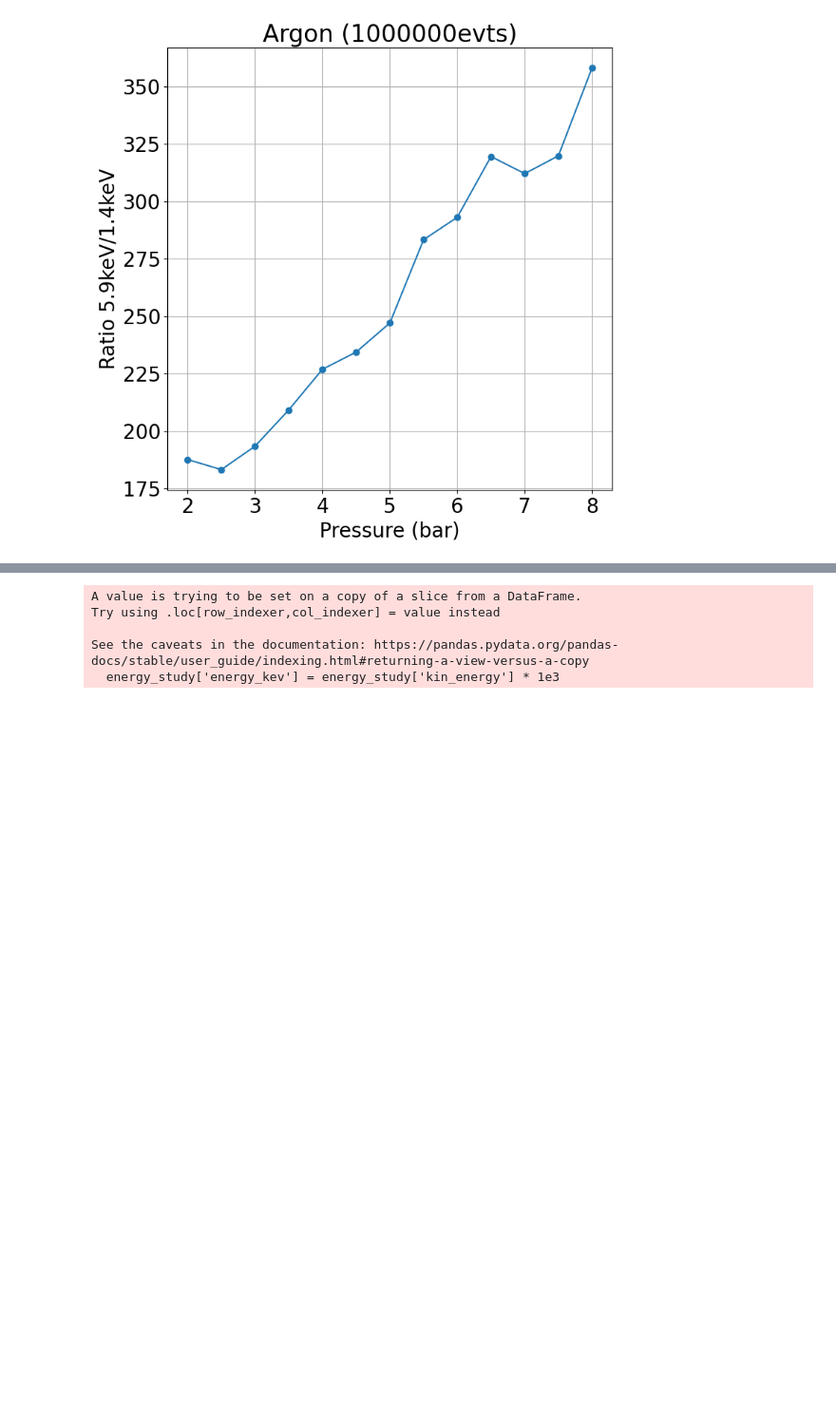
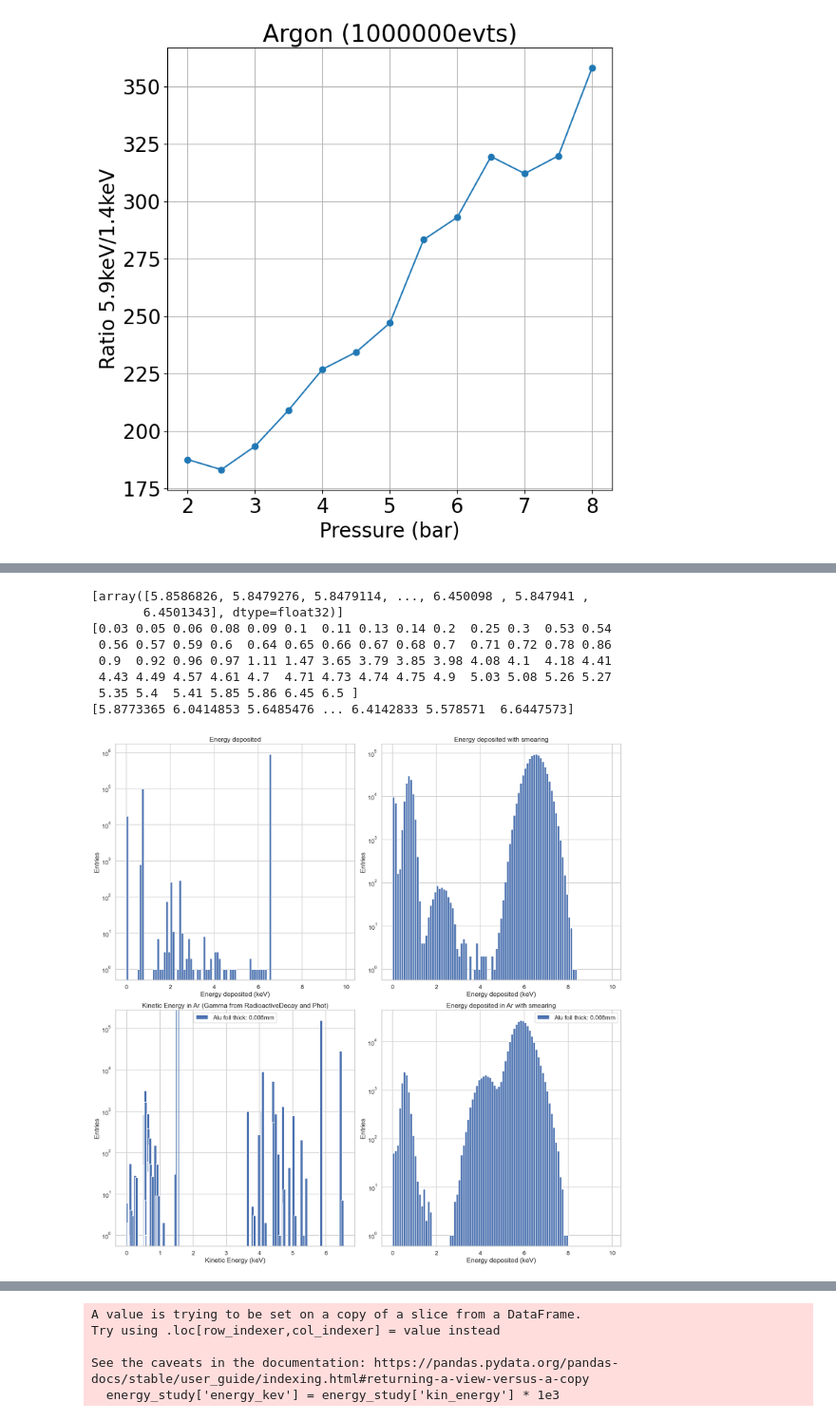
Before and after one commit to ludophys/PhD_Thesis2, a Jupyter notebook: GanEss/analyse/Geant4_GaP_analysis_(current).ipynb, the cells around one changed output, grey strips where cells are left out. Shown at 95% size. Saved outputs shown, nothing was run; the diff lists cells and outputs as text; code cells hidden in the pictures; blank space fills up the shorter version.

Commit message:
New plots (smearing, distribution of processes and volume per energy peaks, plot overlap between real data and MC data for Ar and Xe, ...)

```diff
--- a/GanEss/analyse/Geant4_GaP_analysis_(current).ipynb
+++ b/GanEss/analyse/Geant4_GaP_analysis_(current).ipynb
@@ -501,0 +304,67 @@ Index: []
+# %%
+size_plot = 10
+row = 2*len(run_nb)
+col = 2
+fig, axes = plt.subplots(row, col, figsize=(size_plot * col ,size_plot * row), constrained_layout=True)
+axes = axes.flatten()
+
+#legend = ['Xe', 'Ar']
+legend = ['0.008', '0.015', '0.020', '0.025', '0.5', '1']
+for i in range(len(run_nb)):
+    bins = np.arange(0, 10, 0.1)
+
+    #plots of edep before and after smearing
+
+    axes[i*4].hist(edep_plot[i], bins = bins, density=False)
+
+    axes[i*4].set_xlabel('Energy deposited (keV)')
+    axes[i*4].set_ylabel('Entries')
+    axes[i*4].set_yscale('log')
+    axes[i*4].set_title('Energy deposited')
+
+    axes[i*4 + 1].hist(edep_sm_plot[i], bins = bins, density=False)
+
+    axes[i*4 + 1].set_xlabel('Energy deposited (keV)')
+    axes[i*4 + 1].set_ylabel('Entries')
+    axes[i*4 + 1].set_yscale('log')
+    axes[i*4 + 1].set_title('Energy deposited with smearing')
+
+    #plots of kin energy before and after smearing
+    print(kin_ene_plot)
+    kin_ene_plot_rounded = np.round(kin_ene_plot[i], 2)
+
+    values, counts = np.unique(kin_ene_plot_rounded, return_counts=True)
+
+
+    axes[i*4 + 2].bar(values, counts, width=0.08, label='Alu foil thick: ' + legend[i]+'mm')
+    #axes[i*4 + 2].bar(values, counts, width=0.08, alpha=1)
+    print(values)
+
+    axes[i*4 + 2].set_xlabel('Kinetic Energy (keV)')
+    axes[i*4 + 2].set_ylabel('Entries')
+    axes[i*4 + 2].set_yscale('log')
+    axes[i*4 + 2].set_title('Kinetic Energy in Ar (Gamma from RadioactiveDecay and Phot)')
+    axes[i*4 + 2].axvline(1.486)
+    axes[i*4 + 2].axvline(1.557)
+    axes[i*4 + 2].legend()
+
+    axes[i*4 + 3].hist(kin_ene_sm_plot[i], bins = bins, density=False, label='Alu foil thick: ' + legend[i]+'mm')
+    print(kin_ene_sm_plot[i])
+    axes[i*4 + 3].set_yscale('log')
+    axes[i*4 + 3].set_xlabel('Energy deposited (keV)')
+    axes[i*4 + 3].set_ylabel('Entries')
+    axes[i*4 + 3].set_title('Energy deposited in Ar with smearing')
+    axes[i*4 + 3].legend()
+
+
+   # kin_ene_plot
+# %% [output]
+[array([5.8586826, 5.8479276, 5.8479114, ..., 6.450098 , 5.847941 ,
+       6.4501343], dtype=float32)]
+[0.03 0.05 0.06 0.08 0.09 0.1  0.11 0.13 0.14 0.2  0.25 0.3  0.53 0.54
+ 0.56 0.57 0.59 0.6  0.64 0.65 0.66 0.67 0.68 0.7  0.71 0.72 0.78 0.86
+ 0.9  0.92 0.96 0.97 1.11 1.47 3.65 3.79 3.85 3.98 4.08 4.1  4.18 4.41
+ 4.43 4.49 4.57 4.61 4.7  4.71 4.73 4.74 4.75 4.9  5.03 5.08 5.26 5.27
+ 5.35 5.4  5.41 5.85 5.86 6.45 6.5 ]
+[5.8773365 6.0414853 5.6485476 ... 6.4142833 5.578571  6.6447573]
+[figure, added]
```
Also changed, not shown: parts of 33 cells of this notebook.
